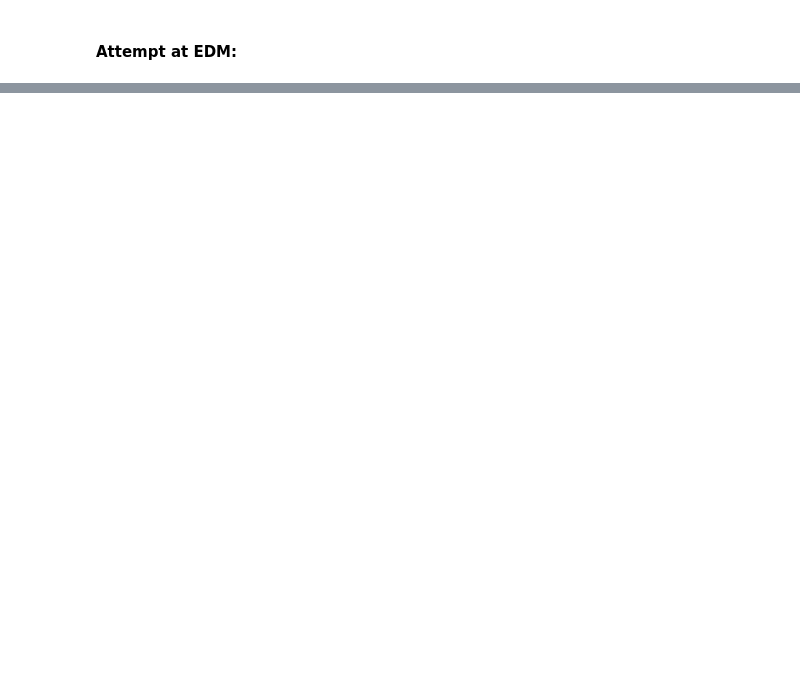
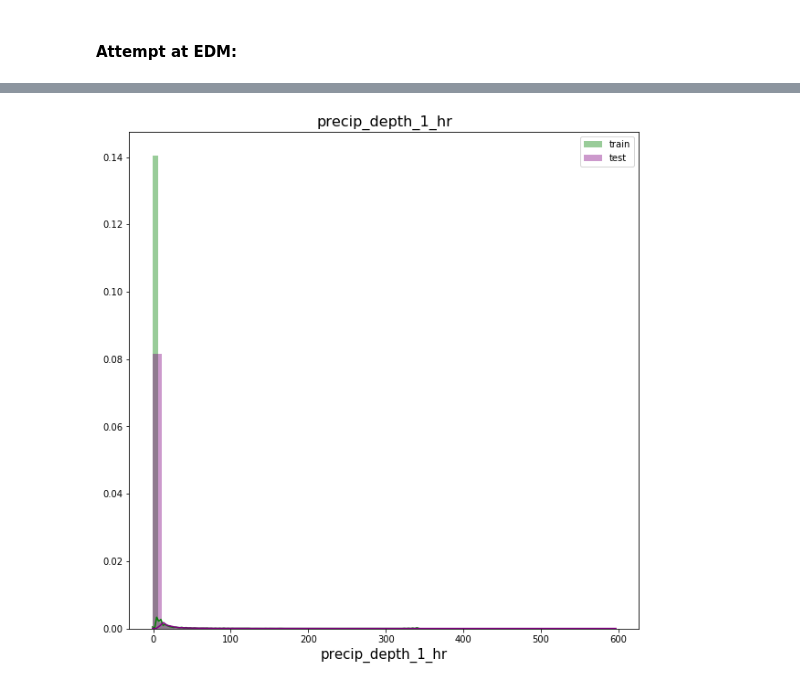
Before and after one commit to Ian-Dzindo01/ASHRAE_Great_Energy_Prediction, a Jupyter notebook: ASHRAE_Exploration.ipynb, the cells around one changed output, grey strips where cells are left out. Cells and saved outputs as stored; diff of their text form; code cells hidden in the pictures; blank space fills up the shorter version.

```diff
--- a/ASHRAE_Exploration.ipynb
+++ b/ASHRAE_Exploration.ipynb
@@ -41,0 +158,4 @@ train_df['meter_reading'].plot()
+# %%
+plot_dist_col('precip_depth_1_hr')
+# %% [output]
+[figure, added]
```
Also changed, not shown: parts of 24 cells of this notebook.
